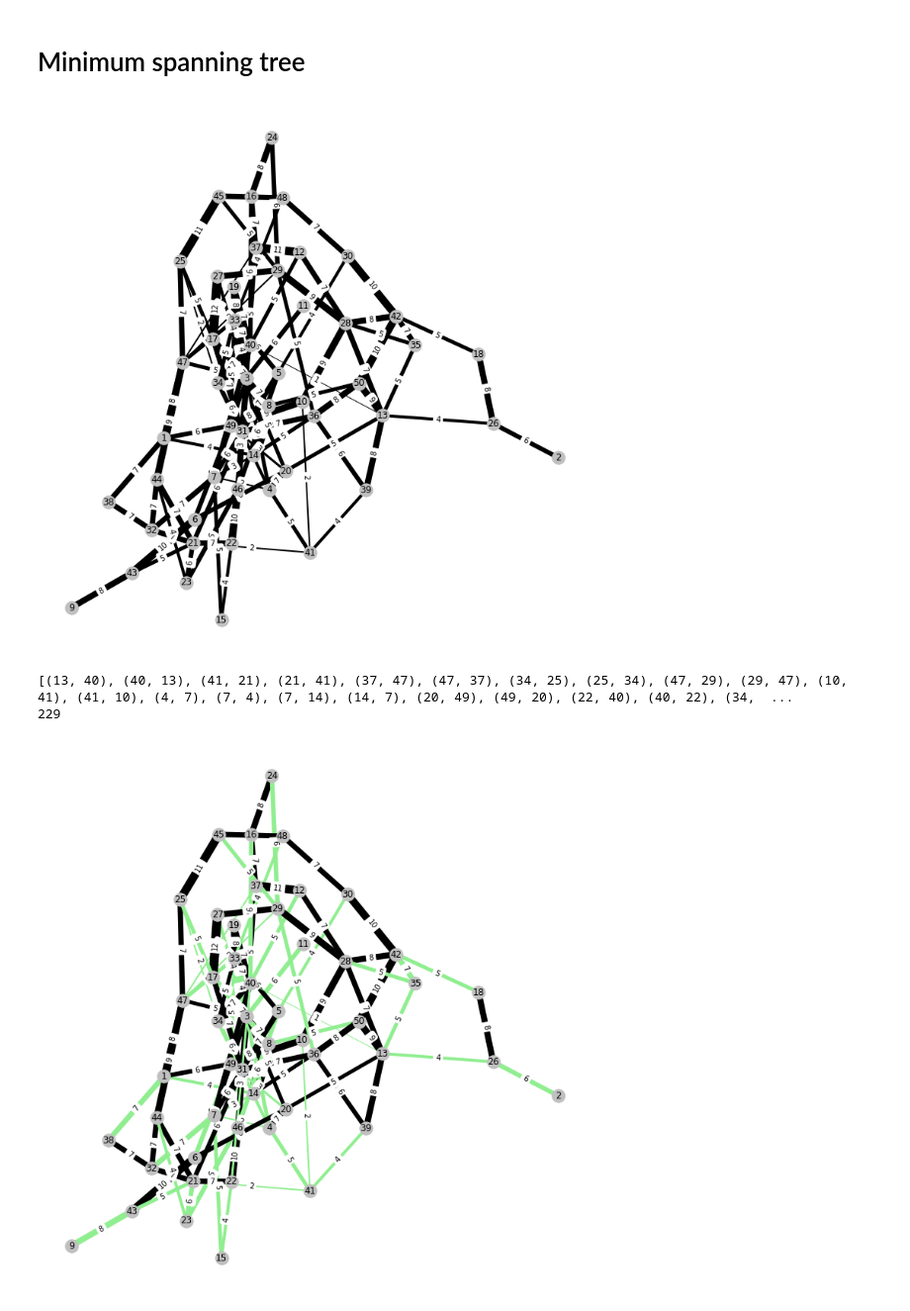
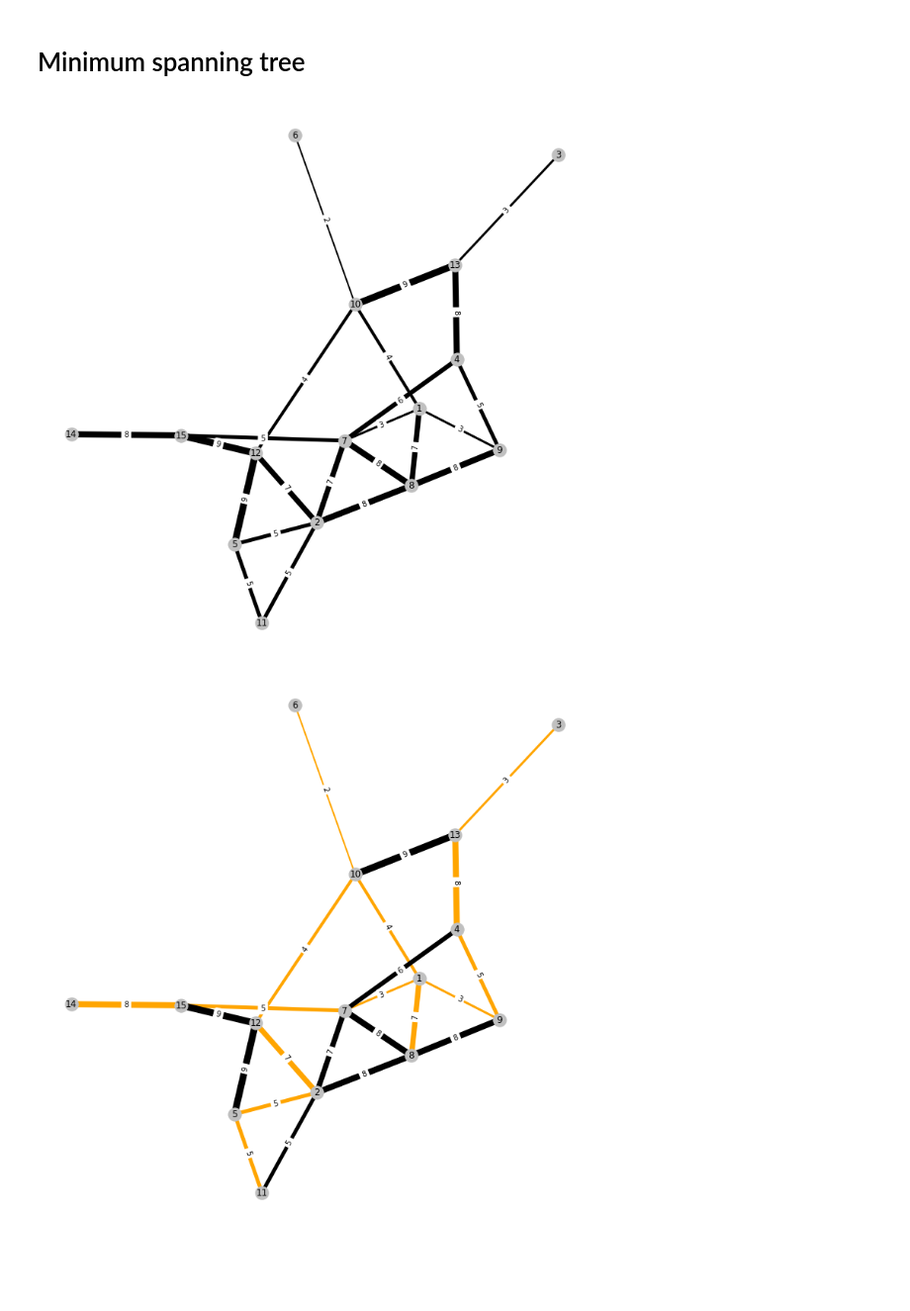
Before and after one commit to juliaolivieri/WiDS_graph_algorithms, a Jupyter notebook: Graph_Search.ipynb, the cells around one changed output. Shown at 99% size. Saved outputs shown, nothing was run; the diff lists cells and outputs as text; code cells hidden in the pictures; blank space fills up the shorter version.

```diff
--- a/Graph_Search.ipynb
+++ b/Graph_Search.ipynb
@@ -27,3 +27,7 @@ from collections import defaultdict
 import matplotlib.pyplot as plt
 import networkx as nx
 import numpy as np
+
+from graph_utils import *
+
+plt.rcParams.update({'font.size': 16})
@@ -134,6 +95,0 @@ def contains_cycle(adjacency_dict):
-# %%
-def is_connected(adjacency_dict):
-    _, _, visited = DFS(adjacency_dict, defaultdict(lambda : False), list(adjacency_dict.keys())[0])
-    if len(visited) < len(adjacency_dict):
-        return False
-    return True
@@ -164,28 +96,37 @@ def draw_adj(adjacency_dict,weights=defaultdict(lambda : 1),draw_weights=False,
 # %%
 def kruskal(adjacency_dict, weights):
+    """Perform Kruskal's algorithm for finding a minimum weight spanning tree"""
 
+    # sort edges in increasing order by weight
     sorted_edges = sorted(weights, key=weights.get)
-    print(sorted_edges)
+
+    # keep track of the weight of the tree
     weight = 0
 
+    # initialize empty graph to build the tree
     min_tree = {k : [] for k in adjacency_dict.keys()}
+
+    # if the graph is not connected, it is impossible to build a tree
     if not is_connected(adjacency_dict):
         return None
 
+    # keep track of the current edge under consideration
     edge_index = 0
+
+    # Continue until the tree we're building is connected
     while (not is_connected(min_tree)):
+
+        # try adding the next edge to the graph
         edge = sorted_edges[edge_index]
-#         print(edge_index)
-#         print("min_tree",min_tree)
-
         min_tree[edge[0]].append(edge[1])
         min_tree[edge[1]].append(edge[0])
 
+        # if adding this edge causes the tree to have a cycle, delete it
         if contains_cycle(min_tree):
             min_tree[edge[0]] = min_tree[edge[0]][:-1]
             min_tree[edge[1]] = min_tree[edge[1]][:-1]
+
         else:
-
             weight += weights[(edge[0],edge[1])]
         edge_index += 1
     return min_tree,weight
@@ -313,16 +206,21 @@ plt.show()
 # %% [markdown]
 # Minimum spanning tree
 # %%
-fig_size = 10
-np.random.seed(123)
-adj,weights = create_graph(50,20,True)
+
+
+num_vertices = 15
+min_edges = 20
+seed = 123
+
+
+np.random.seed(seed)
+adj,weights = create_graph(num_vertices,min_edges,True)
+# draw_adj(adj,defaultdict(lambda : 1),False)
 draw_adj(adj,weights,True)
 tree, weight = kruskal(adj, weights)
-print(weight)
+# print(weight)
 
 draw_adj(adj,weights,True, tree)
 # %% [output]
-[figure, old version]
+[figure, new version]
-[(13, 40), (40, 13), (41, 21), (21, 41), (37, 47), (47, 37), (34, 25), (25, 34), (47, 29), (29, 47), (10, 41), (41, 10), (4, 7), (7, 4), (7, 14), (14, 7), (20, 49), (49, 20), (22, 40), (40, 22), (34,  ...
-229
-[figure, old version]
+[figure, new version]
```
Also changed, not shown: parts of 14 cells of this notebook, 2 other files.
